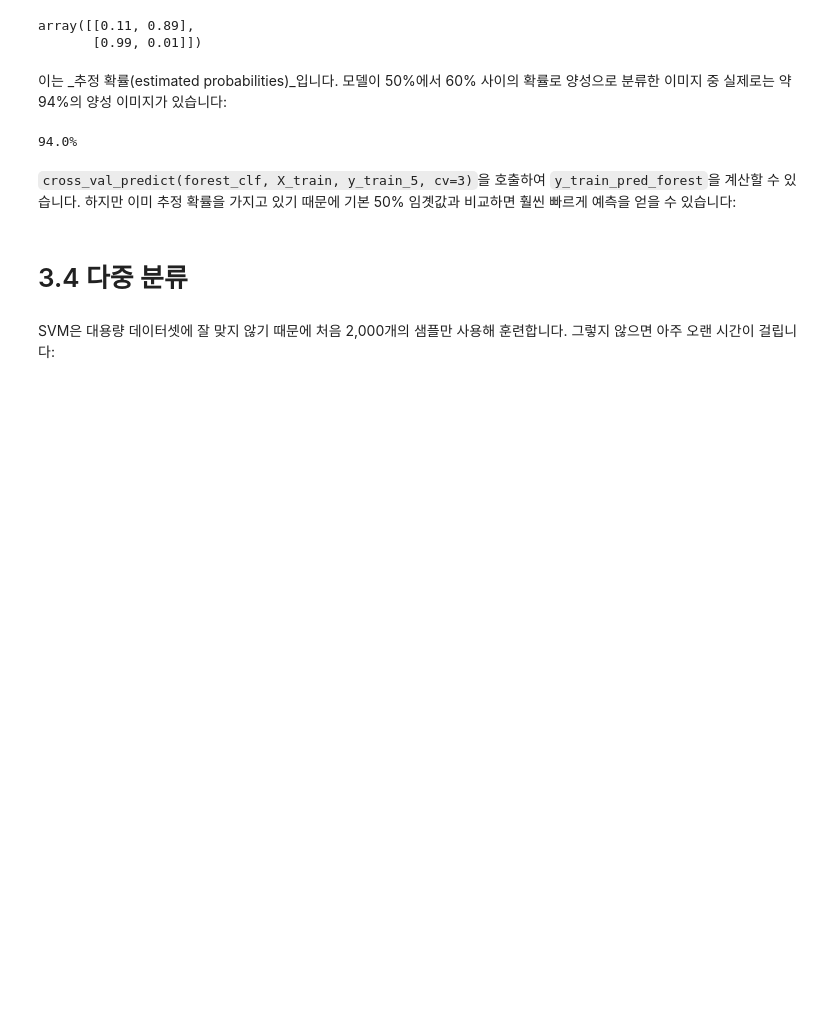
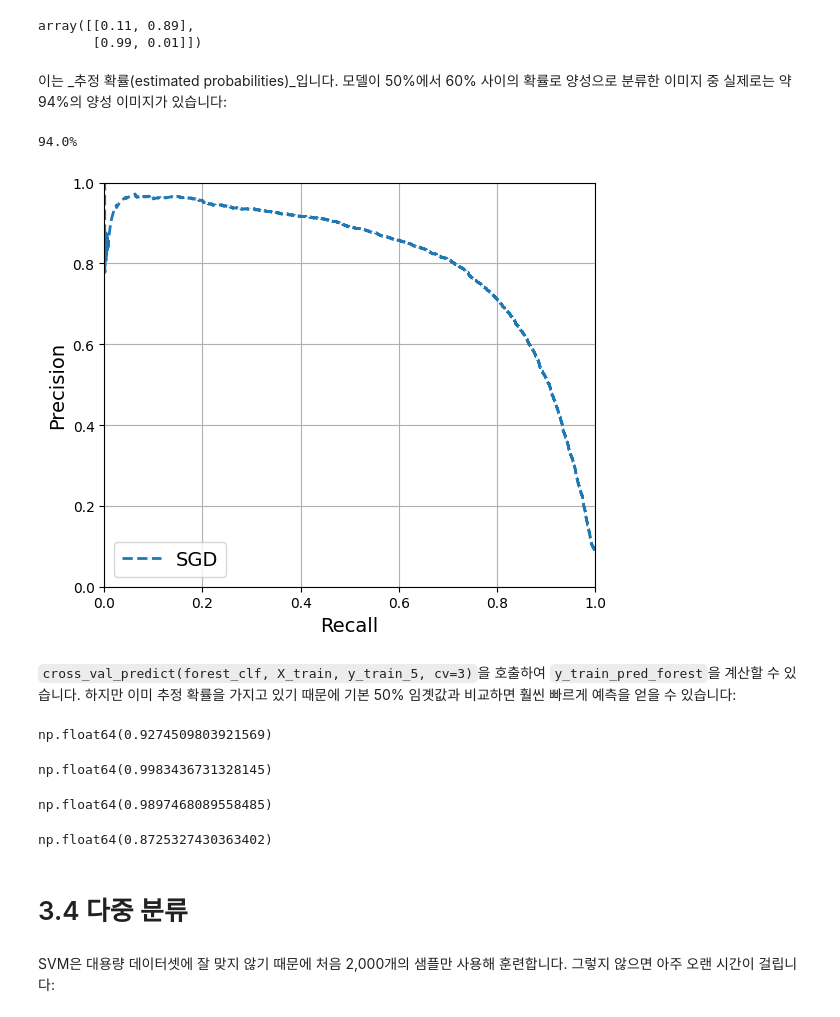
Before and after one commit to aaronkr-classroom/3-classification-pm-Leebbangthug, a Jupyter notebook: 03_classification.ipynb, the cells around one changed output. Drawn from its saved outputs; the diff is of its cells as text; code cells hidden in the pictures; blank space fills up the shorter version.

```diff
--- a/03_classification.ipynb
+++ b/03_classification.ipynb
@@ -472,31 +475,45 @@ y_scores_forest = y_probas_forest[:, 1]
 # %%
 plt.figure(figsize=(6, 5))  # 추가 코드
 
-plt.plot(recalls_forest, precisions_forest, "b-", linewidth=2,
-         label="Random Forest")
+#plt.plot(recalls_forest, precisions_forest, "b-", linewidth=2,
+         #label="Random Forest")
 plt.plot(recalls, precisions, "--", linewidth=2, label="SGD")
 
 # 추가 코드 – 그림 3–8을 그리고 저장합니다
 plt.xlabel("Recall")
 plt.ylabel("Precision")
 plt.axis([0, 1, 0, 1])
 plt.grid()
 plt.legend(loc="lower left")
 save_fig("pr_curve_comparison_plot")
 
 plt.show()
+# %% [output]
+[figure, added]
 # %% [markdown]
 `cross_val_predict(forest_clf, X_train, y_train_5, cv=3)`을 호출하여 `y_train_pred_forest`을 계산할 수 있습니다.
 하지만 이미 추정 확률을 가지고 있기 때문에 기본 50% 임곗값과 비교하면 훨씬 빠르게 예측을 얻을 수 있습니다:
 # %%
 y_train_pred_forest = y_probas_forest[:, 1] >= 0.5  # 양성 확률 ≥ 50%
 # f1_score(...)
+f1_score(y_train_5, y_train_pred_forest)
+# %% [output]
+np.float64(0.9274509803921569)
 # %%
 # roc_auc_score(...)
+roc_auc_score(y_train_5, y_scores_forest)
+# %% [output]
+np.float64(0.9983436731328145)
 # %%
 # precision_score(...)
+precision_score(y_train_5, y_train_pred_forest)
+# %% [output]
+np.float64(0.9897468089558485)
 # %%
 # recall_score(...)
+recall_score(y_train_5, y_train_pred_forest)
+# %% [output]
+np.float64(0.8725327430363402)
 # %% [markdown]
 # 3.4 다중 분류
 # %% [markdown]
```
Also changed, not shown: parts of 24 cells of this notebook, 6 other files.
